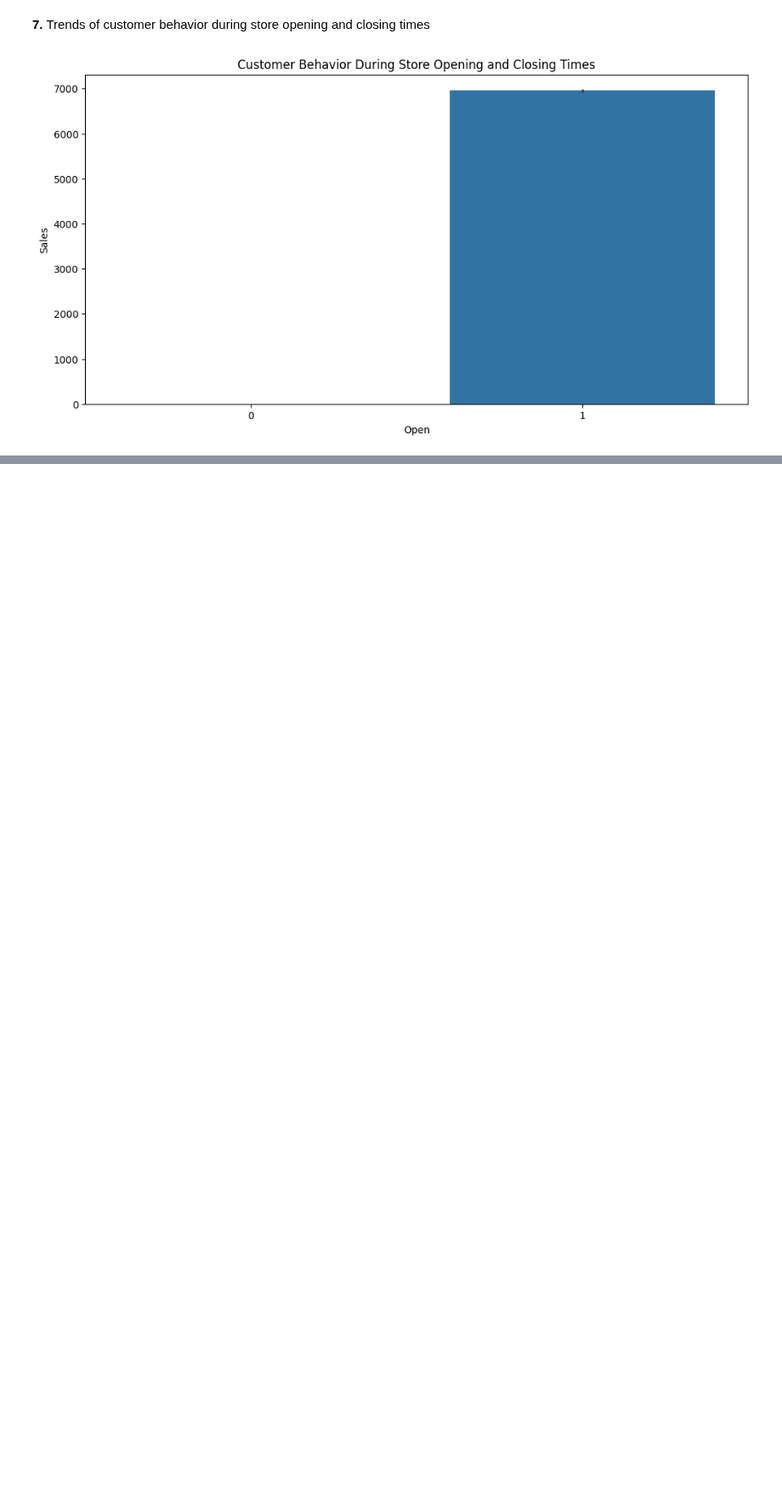
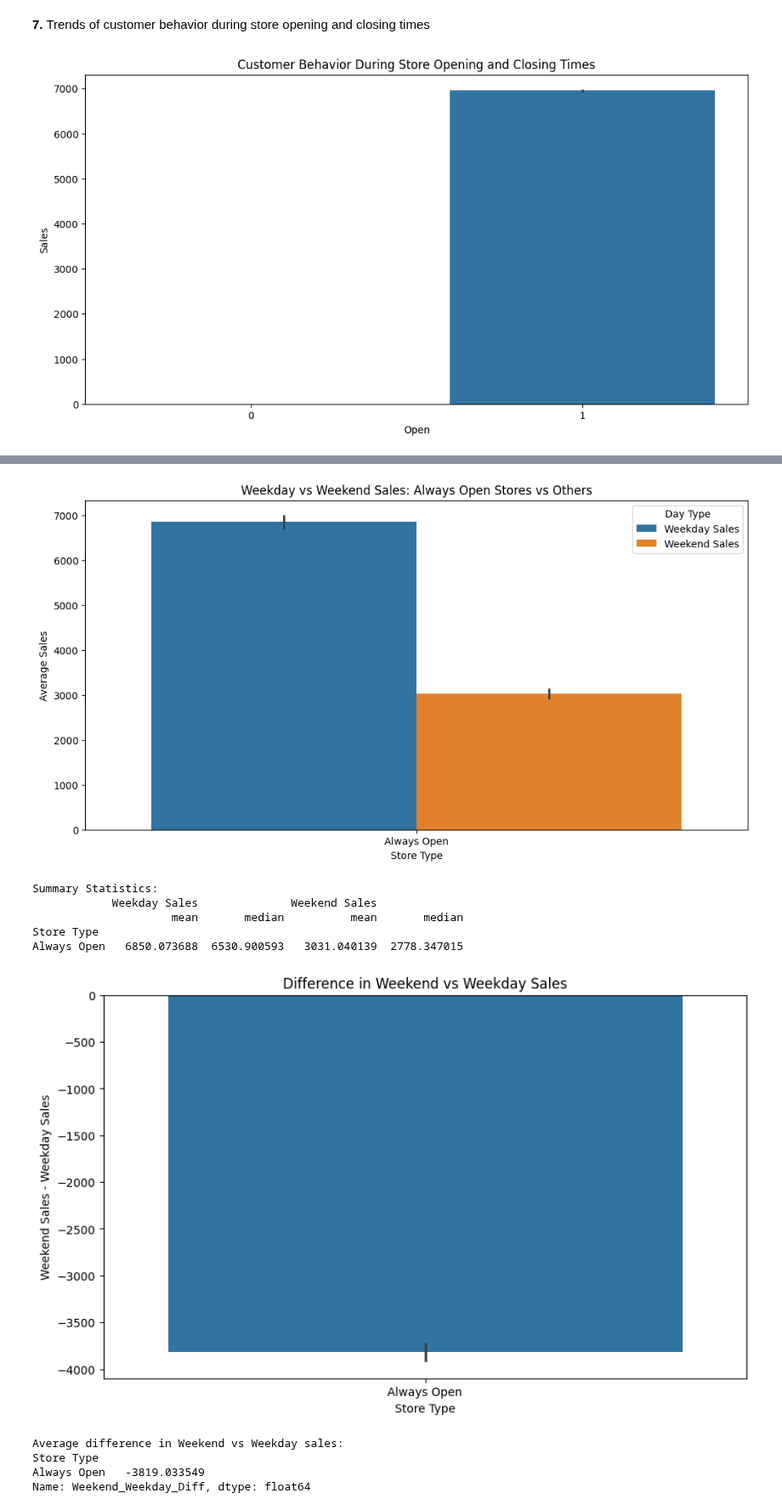
Before and after one commit to nebiyu-ethio/Pharmaceuticals-Sales-Forecast, a Jupyter notebook: notebooks/task_1.ipynb, the cells around one changed output, grey strips where cells are left out. Shown at 85% size. Saved outputs shown, nothing was run; the diff lists cells and outputs as text; code cells hidden in the pictures; blank space fills up the shorter version.

Commit message:
store operations and sales patterns

```diff
--- a/notebooks/task_1.ipynb
+++ b/notebooks/task_1.ipynb
@@ -273,0 +286,14 @@ plt.show()
+# %%
+analyze_weekday_open_stores(data_train)
+# %% [output]
+[figure, added]
+Summary Statistics:
+            Weekday Sales              Weekend Sales
+                     mean       median          mean       median
+Store Type
+Always Open   6850.073688  6530.900593   3031.040139  2778.347015
+[figure, added]
+Average difference in Weekend vs Weekday sales:
+Store Type
+Always Open   -3819.033549
+Name: Weekend_Weekday_Diff, dtype: float64
```
Also changed, not shown: parts of 3 cells of this notebook.
